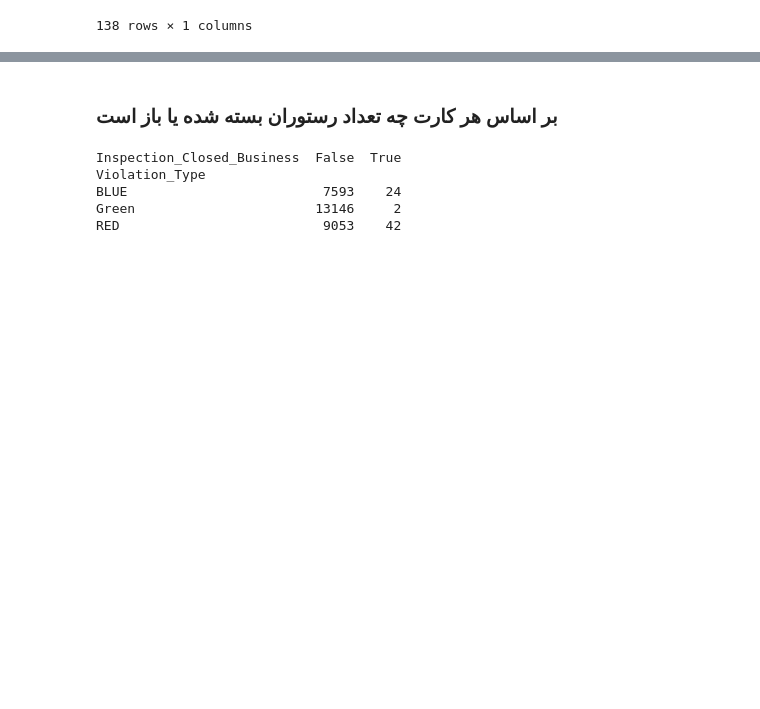
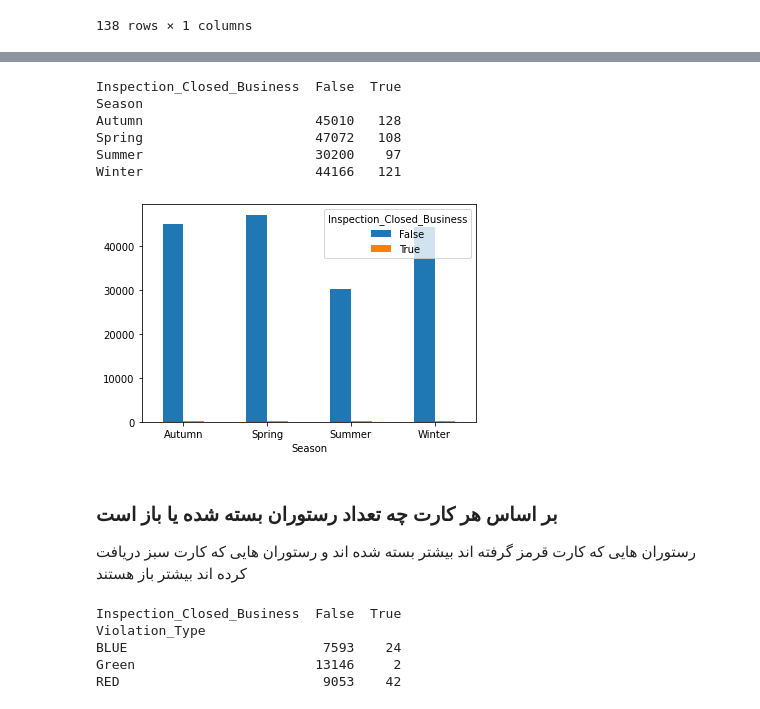
Before and after one commit to ML3-Group1/Project1, a Jupyter notebook: project.ipynb, the cells around one changed output, grey strips where cells are left out. Drawn from its saved outputs; the diff is of its cells as text; code cells hidden in the pictures; blank space fills up the shorter version.

```diff
--- a/project.ipynb
+++ b/project.ipynb
@@ -151,5 +207,18 @@ dd
+# %%
+CrosstabResult=pd.crosstab(index=df['Season'],columns=df['Inspection_Closed_Business'])
+CrosstabResult.plot.bar(figsize=(6,4), rot=0)
+print(CrosstabResult)
+# %% [output]
+Inspection_Closed_Business  False  True
+Season
+Autumn                      45010   128
+Spring                      47072   108
+Summer                      30200    97
+Winter                      44166   121
+[figure, added]
 # %% [markdown]
 ### بر اساس هر کارت چه تعداد رستوران بسته شده یا باز است
+رستوران هایی که کارت قرمز گرفته اند بیشتر بسته شده اند و رستوران هایی که کارت سبز دریافت کرده اند بیشتر باز هستند
 # %%
 CrosstabResult=pd.crosstab(index=df['Violation_Type'],columns=df['Inspection_Closed_Business'])
 print(CrosstabResult)
```
Also changed, not shown: parts of 25 cells of this notebook.
